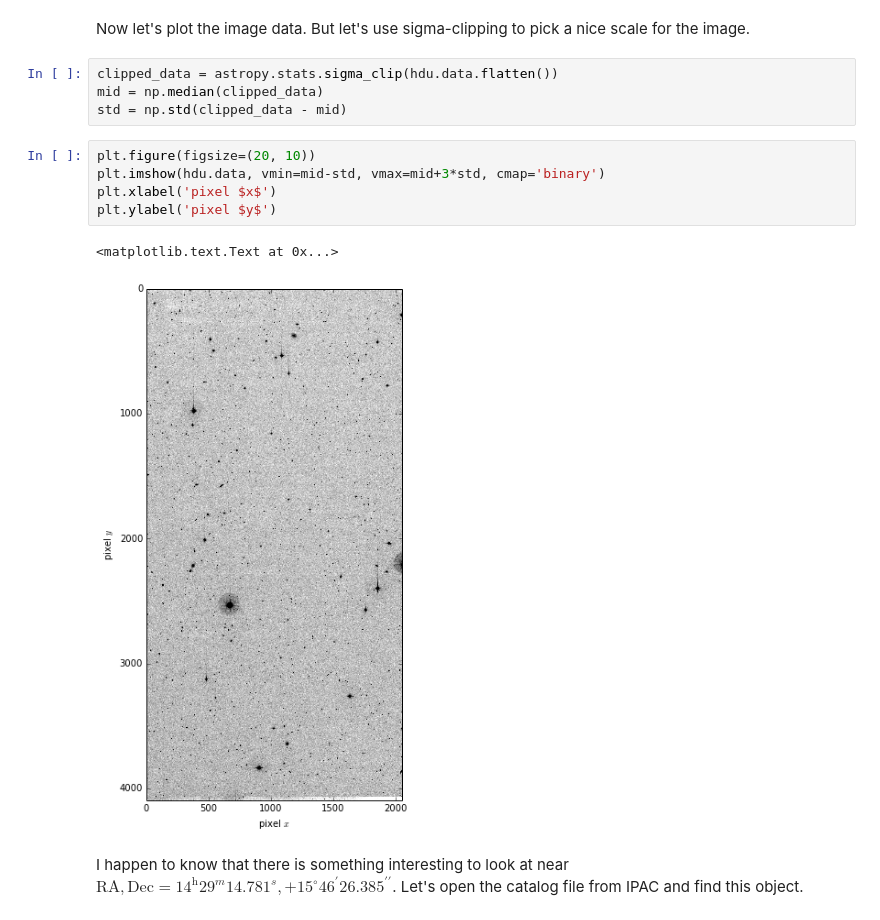
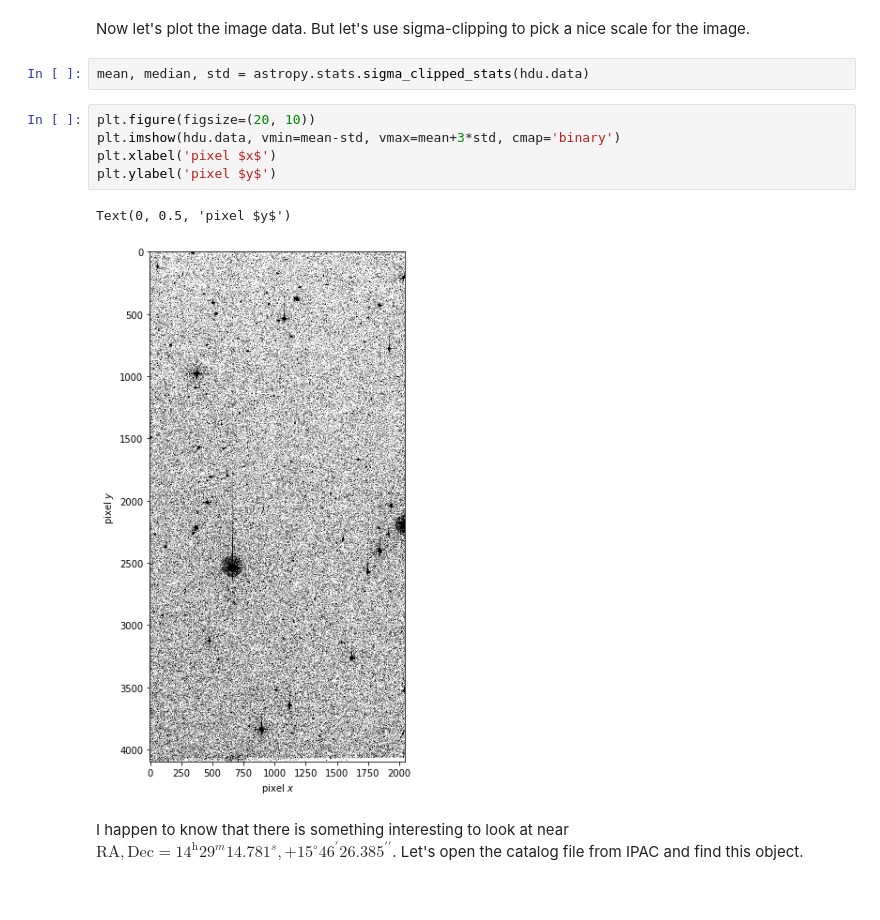
Before and after one commit to lpsinger/astropy-tutorial, a Jupyter notebook: python-intro.ipynb, the cells around one changed output. Cells and saved outputs as stored; diff of their text form.

```diff
--- a/python-intro.ipynb
+++ b/python-intro.ipynb
@@ -914,18 +902,16 @@ DBCVID  =                   57 / Database config-data-file ID
 INFOBITS=                    0 / Database infobits (2^2 and 2^3 excluded)
 # %% [markdown]
 Now let's plot the image data. But let's use sigma-clipping to pick a nice scale for the image.
-# %%
-clipped_data = astropy.stats.sigma_clip(hdu.data.flatten())
-mid = np.median(clipped_data)
-std = np.std(clipped_data - mid)
+# %%
+mean, median, std = astropy.stats.sigma_clipped_stats(hdu.data)
 # %%
 plt.figure(figsize=(20, 10))
-plt.imshow(hdu.data, vmin=mid-std, vmax=mid+3*std, cmap='binary')
+plt.imshow(hdu.data, vmin=mean-std, vmax=mean+3*std, cmap='binary')
 plt.xlabel('pixel $x$')
 plt.ylabel('pixel $y$')
 # %% [output]
-<matplotlib.text.Text at 0x...>
+Text(0, 0.5, 'pixel $y$')
-[figure, old version]
+[figure, new version]
 # %% [markdown]
 I happen to know that there is something interesting to look at near $\mathrm{RA, Dec}=14^\mathrm{h}29^{m}14.781^{s}, +15^\circ46^\prime26.385^{\prime\prime}$. Let's open the catalog file from IPAC and find this object.
 # %%
```
Also changed, not shown: parts of 31 cells of this notebook.
